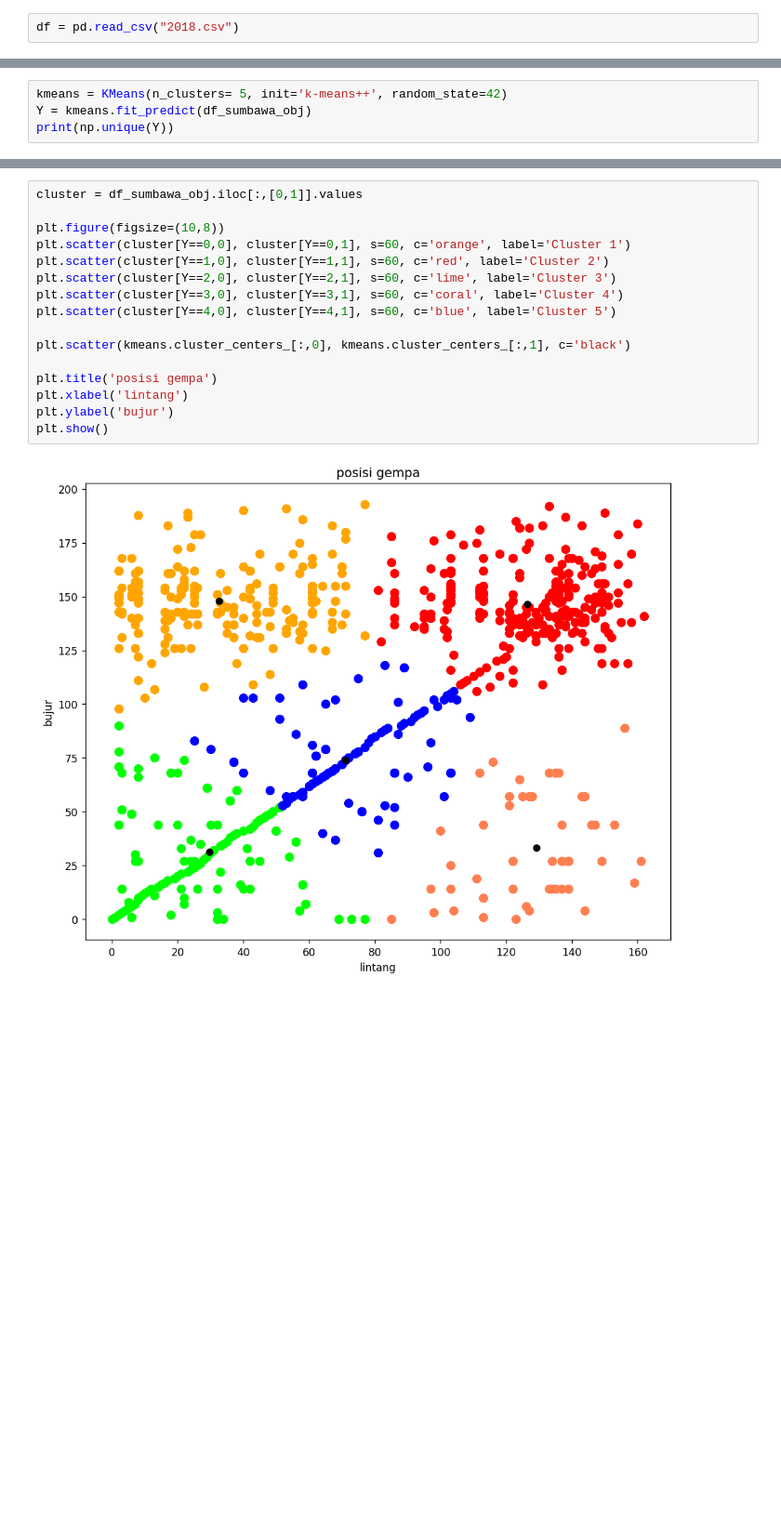
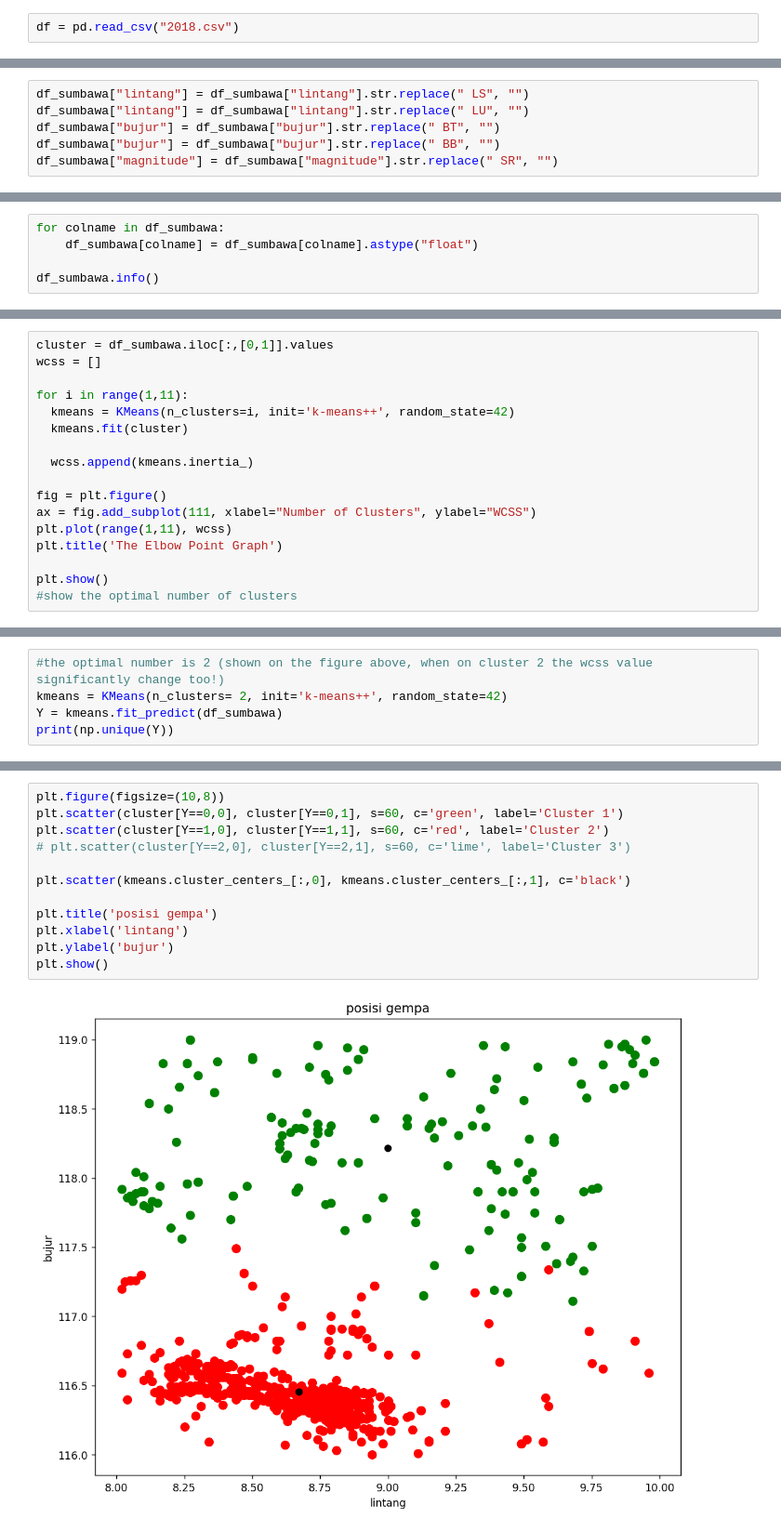
Before and after one commit to ilyasIrfan/AIB-Project, a Jupyter notebook: dataCenter.ipynb, the cells around one changed output, grey strips where cells are left out. Shown at 93% size. Saved outputs shown, nothing was run; the diff lists cells and outputs as text; blank space fills up the shorter version.

Commit message:
cluster optimization

```diff
--- a/dataCenter.ipynb
+++ b/dataCenter.ipynb
@@ -84,0 +81,6 @@ sns.clustermap(
+# %%
+df_sumbawa["lintang"] = df_sumbawa["lintang"].str.replace(" LS", "")
+df_sumbawa["lintang"] = df_sumbawa["lintang"].str.replace(" LU", "")
+df_sumbawa["bujur"] = df_sumbawa["bujur"].str.replace(" BT", "")
+df_sumbawa["bujur"] = df_sumbawa["bujur"].str.replace(" BB", "")
+df_sumbawa["magnitude"] = df_sumbawa["magnitude"].str.replace(" SR", "")
@@ -84,0 +106,5 @@ sns.clustermap(
+# %%
+for colname in df_sumbawa:
+    df_sumbawa[colname] = df_sumbawa[colname].astype("float")
+
+df_sumbawa.info()
@@ -84,0 +131,17 @@ sns.clustermap(
+# %%
+cluster = df_sumbawa.iloc[:,[0,1]].values
+wcss = []
+
+for i in range(1,11):
+  kmeans = KMeans(n_clusters=i, init='k-means++', random_state=42)
+  kmeans.fit(cluster)
+
+  wcss.append(kmeans.inertia_)
+
+fig = plt.figure()
+ax = fig.add_subplot(111, xlabel="Number of Clusters", ylabel="WCSS")
+plt.plot(range(1,11), wcss)
+plt.title('The Elbow Point Graph')
+
+plt.show()
+#show the optimal number of clusters
@@ -85,5 +150,6 @@ sns.clustermap(
 # %%
-kmeans = KMeans(n_clusters= 5, init='k-means++', random_state=42)
-Y = kmeans.fit_predict(df_sumbawa_obj)
+#the optimal number is 2 (shown on the figure above, when on cluster 2 the wcss value significantly change too!)
+kmeans = KMeans(n_clusters= 2, init='k-means++', random_state=42)
+Y = kmeans.fit_predict(df_sumbawa)
 print(np.unique(Y))
 # %% [output]
@@ -91,18 +157,14 @@ print(np.unique(Y))
 # %%
-cluster = df_sumbawa_obj.iloc[:,[0,1]].values
-
 plt.figure(figsize=(10,8))
-plt.scatter(cluster[Y==0,0], cluster[Y==0,1], s=60, c='orange', label='Cluster 1')
+plt.scatter(cluster[Y==0,0], cluster[Y==0,1], s=60, c='green', label='Cluster 1')
 plt.scatter(cluster[Y==1,0], cluster[Y==1,1], s=60, c='red', label='Cluster 2')
-plt.scatter(cluster[Y==2,0], cluster[Y==2,1], s=60, c='lime', label='Cluster 3')
-plt.scatter(cluster[Y==3,0], cluster[Y==3,1], s=60, c='coral', label='Cluster 4')
-plt.scatter(cluster[Y==4,0], cluster[Y==4,1], s=60, c='blue', label='Cluster 5')
+# plt.scatter(cluster[Y==2,0], cluster[Y==2,1], s=60, c='lime', label='Cluster 3')
 
 plt.scatter(kmeans.cluster_centers_[:,0], kmeans.cluster_centers_[:,1], c='black')
 
 plt.title('posisi gempa')
 plt.xlabel('lintang')
 plt.ylabel('bujur')
 plt.show()
 # %% [output]
-[figure, old version]
+[figure, new version]
```
Also changed, not shown: parts of 13 cells of this notebook.
